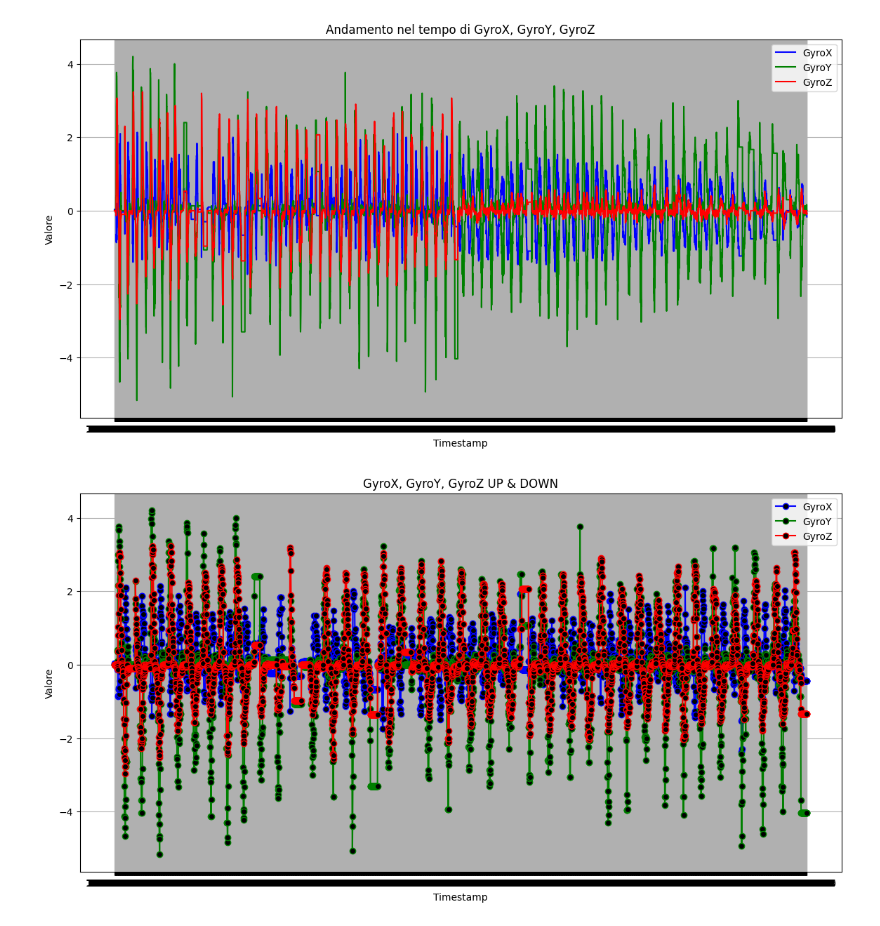
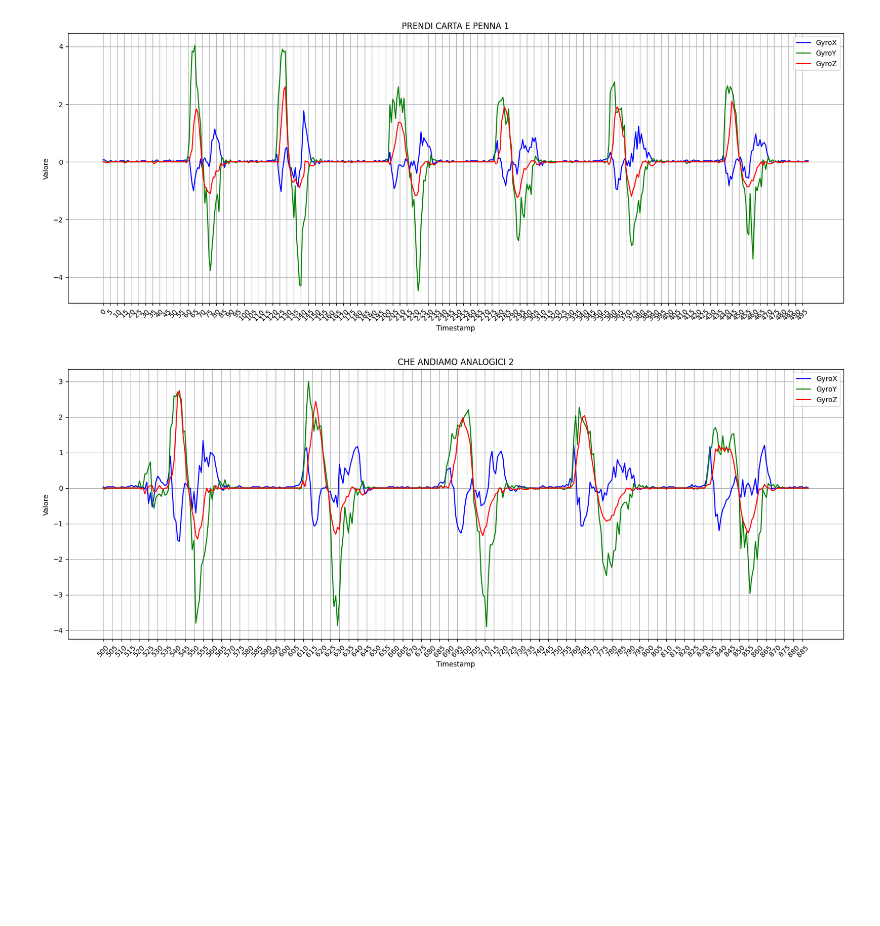
Before and after one commit to WillSant01/SmartSenseML, a Jupyter notebook: william/william.ipynb, the cells around one changed output. Drawn from its saved outputs; the diff is of its cells as text; code cells hidden in the pictures; blank space fills up the shorter version.

Commit message:
UP: labels

```diff
--- a/william/william.ipynb
+++ b/william/william.ipynb
@@ -54,0 +6,5 @@ Timestamp
+# %%
+cartella = r"..\roberto\UP"
+df = pd.read_csv(cartella + "/up10.csv", index_col=0)
+
+df.head()
@@ -55,30 +39,46 @@ Timestamp
+# %%
+num_fortunato = 500
+df1 = df.iloc[:num_fortunato,:]
+df2 = df.iloc[num_fortunato:,:]
 # %%
-plt.figure(figsize=(14, 7))
-plt.plot(box.index, box['GyroX'], label='GyroX', color='blue')
-plt.plot(box.index, box['GyroY'], label='GyroY', color='green')
-plt.plot(box.index, box['GyroZ'], label='GyroZ', color='red')
+# ANDAMENTO PRIMA PARTE --> SCRIVERE I RANGE SU CARTA (SALTI DI 50 OBBLIGATORI)
+plt.figure(figsize=(20, 7))
+
+plt.plot(df1.index, df1['GyroX'], label='GyroX', color='blue')
+plt.plot(df1.index, df1['GyroY'], label='GyroY', color='green')
+plt.plot(df1.index, df1['GyroZ'], label='GyroZ', color='red')
 
 plt.xlabel('Timestamp')
 plt.ylabel('Valore')
-plt.title('Andamento nel tempo di GyroX, GyroY, GyroZ')
+plt.title('PRENDI CARTA E PENNA 1')
+
+plt.xticks(np.arange(0, len(df1), step=5))
+plt.xticks(rotation=45)
+
 plt.legend()
 plt.grid(True)
 
 plt.show()
 # %% [output]
-[figure, old version]
+[figure, new version]
 # %%
-plt.figure(figsize=(14, 7))
-plt.plot(df_up_down.index, df_up_down['GyroX'], label='GyroX', color='blue', marker='o', markerfacecolor='black')
-plt.plot(df_up_down.index, df_up_down['GyroY'], label='GyroY', color='green', marker='o', markerfacecolor='black')
-plt.plot(df_up_down.index, df_up_down['GyroZ'], label='GyroZ', color='red', marker='o', markerfacecolor='black')
+# ANDAMENTO SECONDA PARTE --> SCRIVERE I RANGE SU CARTA (SALTI DI 50 OBBLIGATORI)
+plt.figure(figsize=(20, 7))
+
+plt.plot(df2.index, df2['GyroX'], label='GyroX', color='blue')
+plt.plot(df2.index, df2['GyroY'], label='GyroY', color='green')
+plt.plot(df2.index, df2['GyroZ'], label='GyroZ', color='red')
 
 plt.xlabel('Timestamp')
 plt.ylabel('Valore')
-plt.title('GyroX, GyroY, GyroZ UP & DOWN')
+plt.title('CHE ANDIAMO ANALOGICI 2')
+
+plt.xticks(np.arange(0+num_fortunato, len(df2)+num_fortunato, step=5))
+plt.xticks(rotation=45)
+
 plt.legend()
 plt.grid(True)
 
 plt.show()
 # %% [output]
-[figure, old version]
+[figure, new version]
```
Also changed, not shown: parts of 15 cells of this notebook, 10 other files.
